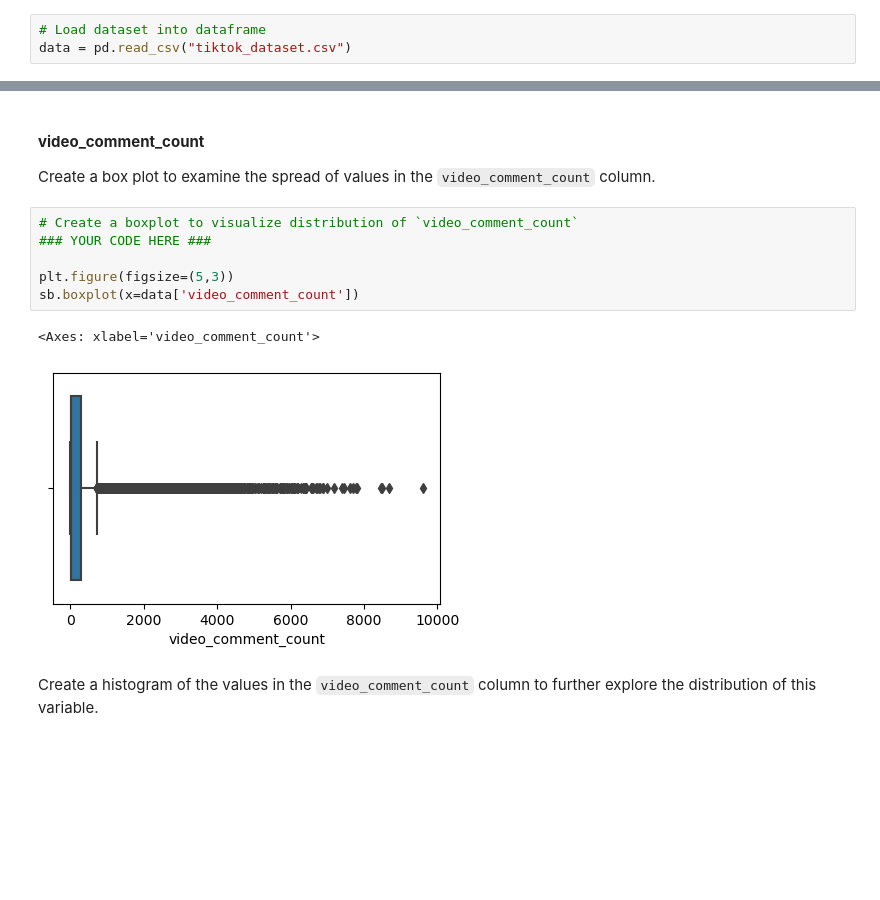
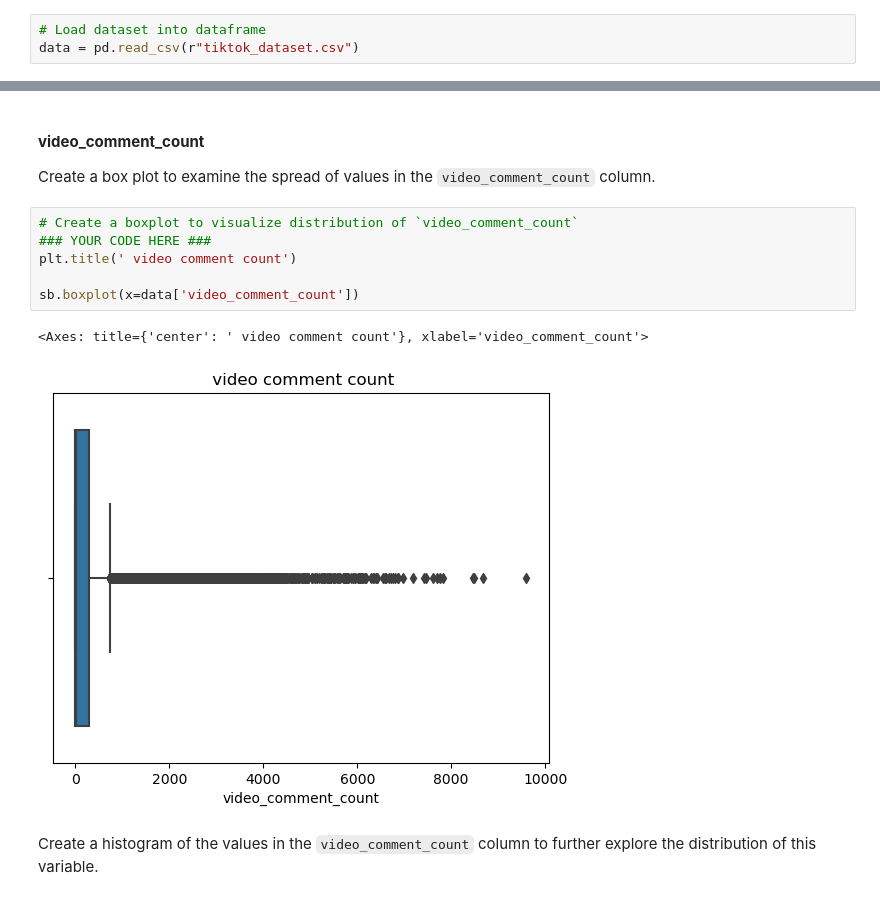
Before and after one commit to Fatima-Arain206/Google-Data-Analytics-Portfolio-Projects., a Jupyter notebook: 02-Tiktok-Claims-Classification/Activity_Course 3 TikTok project lab-checkpoint.ipynb, the cells around one changed output, grey strips where cells are left out. Drawn from its saved outputs; the diff is of its cells as text; blank space fills up the shorter version.

```diff
--- a/02-Tiktok-Claims-Classification/Activity_Course 3 TikTok project lab-checkpoint.ipynb
+++ b/02-Tiktok-Claims-Classification/Activity_Course 3 TikTok project lab-checkpoint.ipynb
@@ -84,7 +84,7 @@ Then, load the dataset into a dataframe. Read in the data and store it as a data
 **Note:** As shown in this cell, the dataset has been automatically loaded in for you. You do not need to download the .csv file, or provide more code, in order to access the dataset and proceed with this lab. Please continue with this activity by completing the following instructions.
 # %%
 # Load dataset into dataframe
-data = pd.read_csv("tiktok_dataset.csv")
+data = pd.read_csv(r"tiktok_dataset.csv")
 # %% [markdown]
 <img src="images/Analyze.png" width="100" height="100" align=left>
 
@@ -308,12 +308,12 @@ Create a box plot to examine the spread of values in the `video_comment_count` c
 # %%
 # Create a boxplot to visualize distribution of `video_comment_count`
 ### YOUR CODE HERE ###
+plt.title(' video comment count')
 
-plt.figure(figsize=(5,3))
 sb.boxplot(x=data['video_comment_count'])
 # %% [output]
-<Axes: xlabel='video_comment_count'>
+<Axes: title={'center': ' video comment count'}, xlabel='video_comment_count'>
-[figure, old version]
+[figure, new version]
 # %% [markdown]
 Create a histogram of the values in the `video_comment_count` column to further explore the distribution of this variable.
 # %%
```
Also changed, not shown: parts of 18 cells of this notebook.
